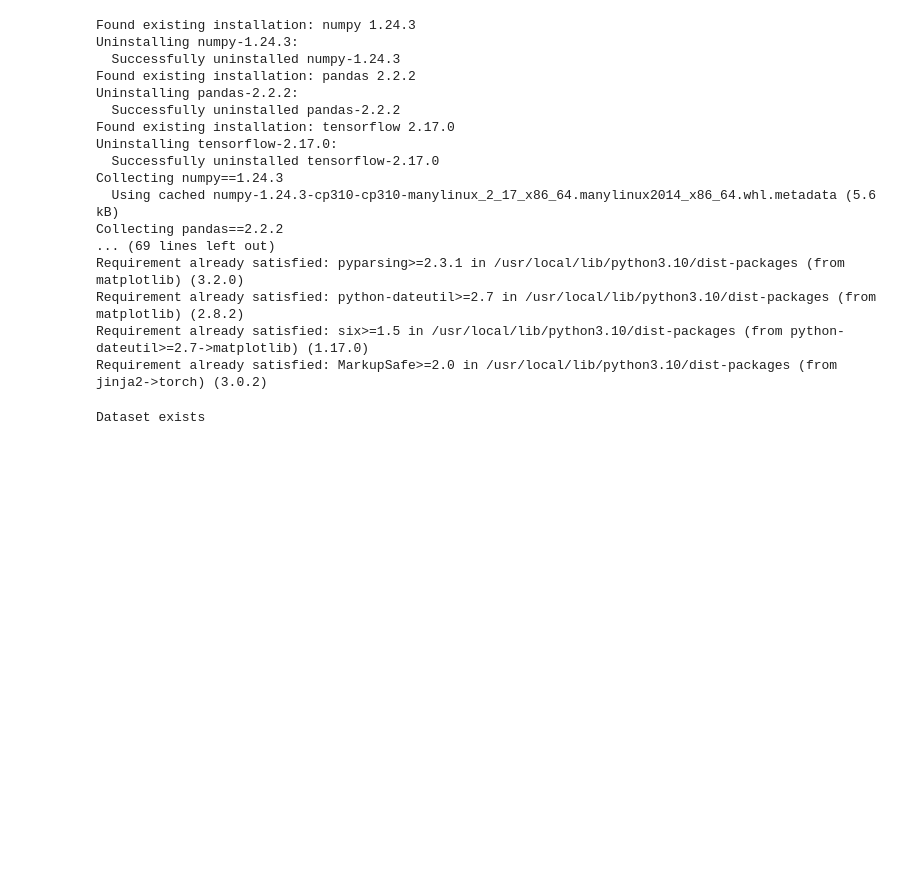
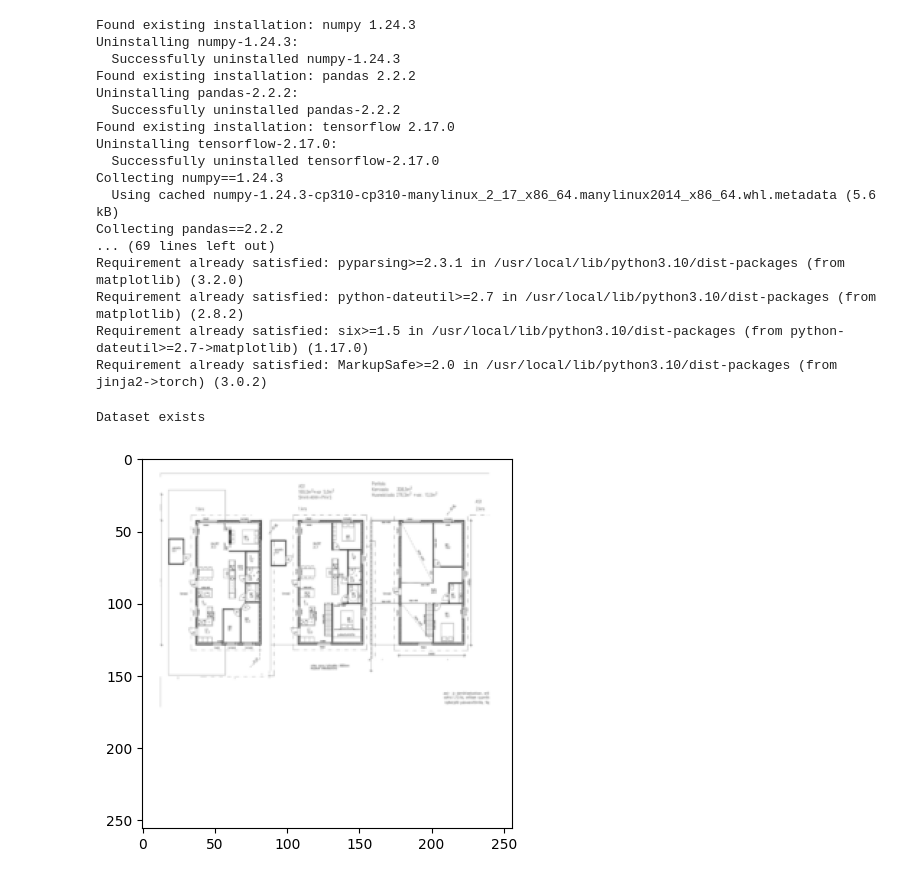
Before and after one commit to suleman12344/Final_YearProject, a Jupyter notebook: Model/finalYear.ipynb, the cells around one changed output. Drawn from its saved outputs; the diff is of its cells as text; code cells hidden in the pictures; blank space fills up the shorter version.

```diff
--- a/Model/finalYear.ipynb
+++ b/Model/finalYear.ipynb
@@ -36,7 +36,7 @@ Requirement already satisfied: six>=1.5 in /usr/local/lib/python3.10/dist-packag
 Requirement already satisfied: MarkupSafe>=2.0 in /usr/local/lib/python3.10/dist-packages (from jinja2->torch) (3.0.2)
 # %%
 import os
-DATASET_PATH = '/content/drive/MyDrive/cubicasa5k/high_quality/'
+DATASET_PATH = '/content/drive/MyDrive/cubicasa5k'
 
 if os.path.exists(DATASET_PATH):
     print('Dataset exists')
@@ -68,7 +68,7 @@ class FloorplanDataset(Dataset):
 
         self.image_files = []
         for folder in folders:
-            folder_path = os.path.join(base_dir, folder)
+            folder_path = base_dir+folder#os.path.join(base_dir, folder)
             self.image_files += [os.path.join(folder_path, f) for f in os.listdir(folder_path) if f.endswith(('.png', '.jpg', '.jpeg'))]
 
     def __len__(self):
@@ -96,0 +99,8 @@ test_dataset = FloorplanDataset(txt_file=test_path, base_dir=DATASET_PATH, trans
+# %%
+from matplotlib import pyplot as plt
+
+sample_image = train_dataset[0]  # Get the first image
+plt.imshow(sample_image.permute(1, 2, 0) * 0.5 + 0.5)  # Unnormalize for visualization
+plt.show()
+# %% [output]
+[figure, added]
```
Also changed, not shown: parts of 2 cells of this notebook.
